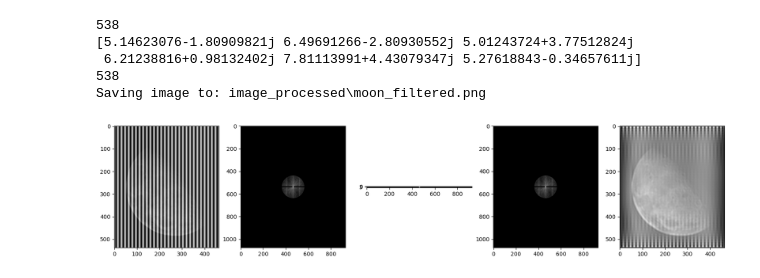
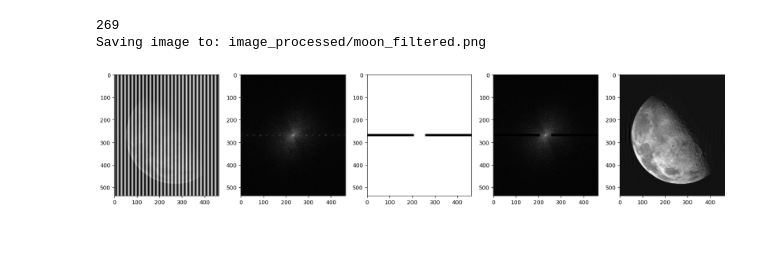
Before and after one commit to olofljunggren/TDT4195-IP, a Jupyter notebook: assignment2/task4c.ipynb, the cells around one changed output. Saved outputs shown, nothing was run; the diff lists cells and outputs as text; code cells hidden in the pictures; blank space fills up the shorter version.

Commit message:
moon and hough transform fixed

```diff
--- a/assignment2/task4c.ipynb
+++ b/assignment2/task4c.ipynb
@@ -17,20 +18,15 @@ if __name__ == "__main__":
     width_im = len(im[0])
 
     # Zero padd input image
-    new_height_im = 2*height_im
-    new_width_im = 2*width_im
+    new_height_im = 1*height_im
+    new_width_im = 1*width_im
     temp = np.zeros([new_height_im, new_width_im])
     for row in range(height_im):
         for col in range(width_im):
-            temp[row][col] = im[row][col] * pow(-1,row+col)
-    im_fft = np.fft.fft2(temp)
+            temp[row][col] = im[row][col]
+    im_fft = np.fft.fftshift(np.fft.fft2(temp))
+    temp2 = copy.deepcopy(im_fft)
 
-    maximum = np.array(im_fft[:,0]).argmax()
-    print(maximum)
-    testrow = np.array(im_fft[0,:])
-    #print(testrow[testrow>0.58])
-    testrow = np.array(im_fft[:,538])
-    print(testrow[testrow>5])
 
     maximum = np.array(im_fft[:,0]).argmax()
     print(maximum)
@@ -38,8 +34,7 @@ if __name__ == "__main__":
     im_filtered = im
 
     blocker_size = 10
-    nonblocker_length = 10
-    nonblocker_length2 = 0
+    nonblocker_length = 50
     allpass_filter = np.ones([new_height_im, new_width_im])
 
     # Block horizontal
@@ -48,56 +43,36 @@ if __name__ == "__main__":
     frequency_blocker_horizontal[:,int(new_width_im/2-nonblocker_length/2):int(new_width_im/2+nonblocker_length/2)] = one_window
 
     # Block vertical
     frequency_blocker_vertical = np.zeros([new_height_im,blocker_size])
     one_window = np.transpose(one_window)
-    frequency_blocker_vertical[int(new_height_im/2-nonblocker_length/2):int(new_height_im/2+nonblocker_length/2),:] = one_window
-    #allpass_filter[:,int(new_width_im/2-blocker_size/2):int(new_width_im/2+blocker_size/2)] = frequency_blocker_vertical
     allpass_filter[int(new_height_im/2-blocker_size/2):int(new_height_im/2+blocker_size/2),:] = frequency_blocker_horizontal
-
-    adjust = 60
-    one_window = np.ones([blocker_size, nonblocker_length2])
-    one_window = np.transpose(one_window)
-    frequency_blocker_vertical = np.zeros([new_height_im,blocker_size])
-    frequency_blocker_vertical[int(new_height_im/2-nonblocker_length2/2):int(new_height_im/2+nonblocker_length2/2),:] = one_window
-    # allpass_filter[:,int(new_width_im/2-blocker_size/2-adjust):int(new_width_im/2+blocker_size/2-adjust)] = frequency_blocker_vertical
-    # allpass_filter[:,int(new_width_im/2-blocker_size/2+adjust):int(new_width_im/2+blocker_size/2+adjust)] = frequency_blocker_vertical
-
-    frequency_kernel_low_pass = utils.create_low_pass_frequency_kernel(temp, radius=100)
-    frequency_kernel_low_pass = np.fft.fftshift(frequency_kernel_low_pass)
-    # Kernel and image multiplication
-    for row in range(new_height_im):
-        for col in range(new_width_im):
-            im_fft[row][col] *= frequency_kernel_low_pass[row][col]
 
     # Kernel and image multiplication
     for row in range(new_height_im):
         for col in range(new_width_im):
             im_fft[row][col] *= allpass_filter[row][col]
 
     conv_result = (np.abs(np.fft.ifft2(im_fft)))[:height_im,:width_im]
 
     plt.figure(figsize=(20, 4))
     plt.subplot(1, 5, 1)
-    plt.imshow(im, cmap="gray")
+    plt.imshow(temp, cmap="gray")
 
     plt.subplot(1, 5, 2)
-    plt.imshow(np.log1p(np.abs(im_fft)), cmap="gray") # Visualize FFT image
+    plt.imshow(np.log1p(np.abs(temp2)), cmap="gray") # Visualize FFT image
 
     plt.subplot(1, 5, 3)
-    plt.imshow(frequency_blocker_horizontal, cmap="gray") # Visualize FFT kernel
+    plt.imshow(allpass_filter, cmap="gray") # Visualize FFT kernel
 
     plt.subplot(1, 5, 4)
     plt.imshow(np.log1p(np.abs(im_fft)), cmap="gray") # Visualize FFT image
 
     plt.subplot(1, 5, 5)
     plt.imshow(conv_result, cmap="gray") # Visualize filtered spatial image
 
     ### END YOUR CODE HERE ###
     utils.save_im("moon_filtered.png", utils.normalize(im_filtered))
 # %% [output]
-538
-[5.14623076-1.80909821j 6.49691266-2.80930552j 5.01243724+3.77512824j
- 6.21238816+0.98132402j 7.81113991+4.43079347j 5.27618843-0.34657611j]
-538
-Saving image to: image_processed\moon_filtered.png
+269
+Saving image to: image_processed/moon_filtered.png
-[figure, old version]
+[figure, new version]
```
Also changed, not shown: parts of 1 cell of this notebook, 2 other files.
